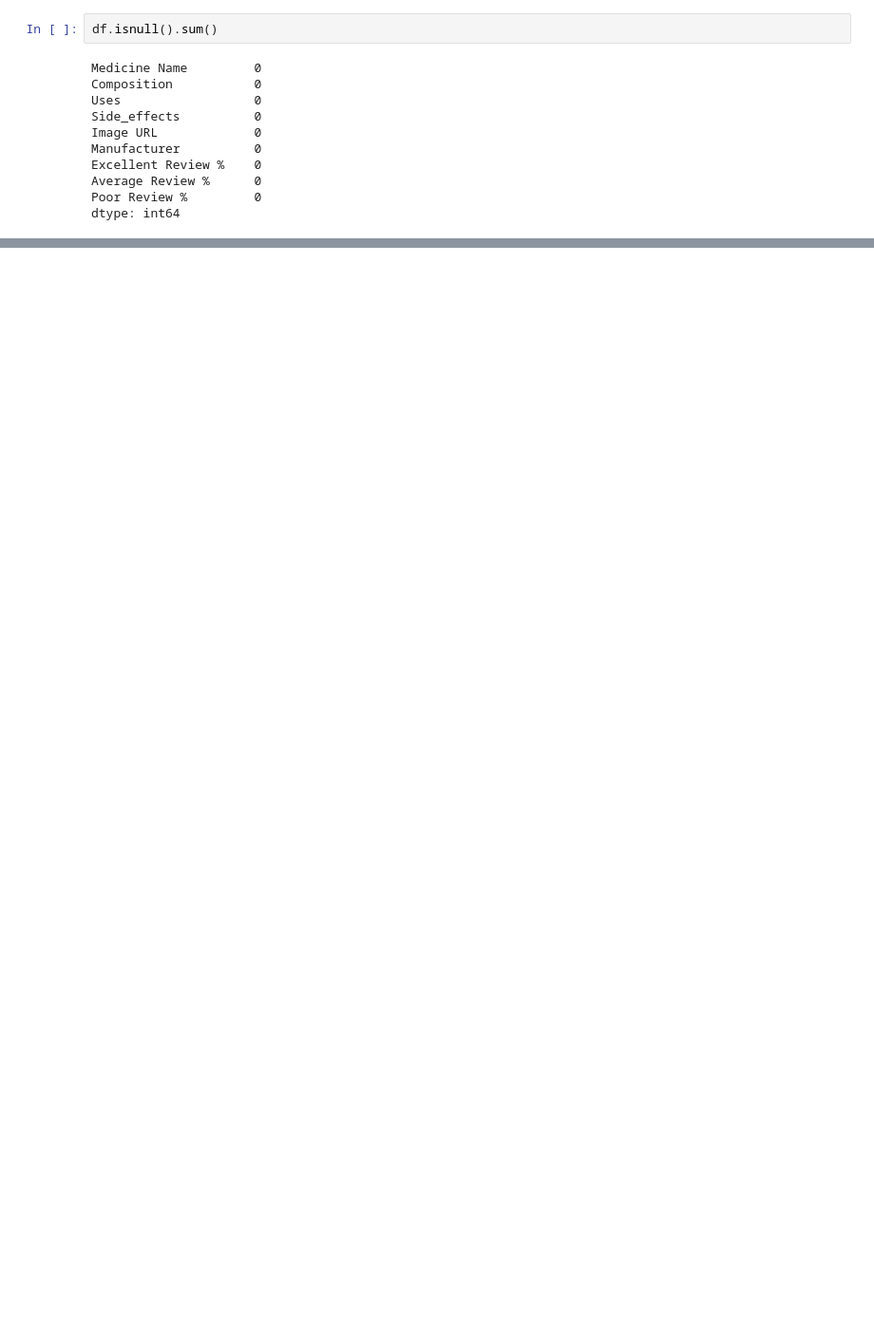
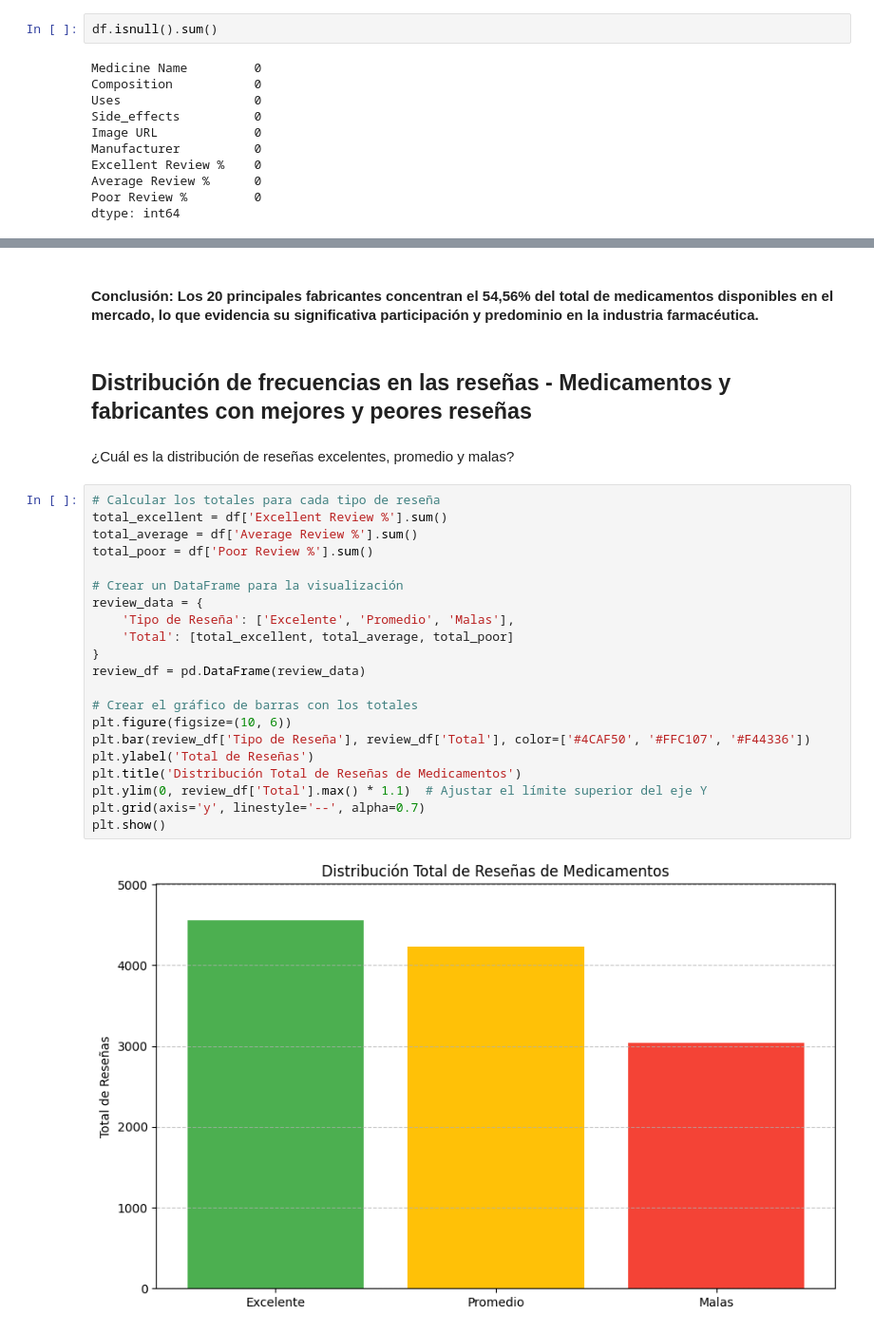
Before and after one commit to Blackie279/11000_Medicamentos, a Jupyter notebook: eda.ipynb, the cells around one changed output, grey strips where cells are left out. Shown at 95% size. Drawn from its saved outputs; the diff is of its cells as text; blank space fills up the shorter version.

```diff
--- a/eda.ipynb
+++ b/eda.ipynb
@@ -68,0 +113,29 @@ max            100.000000         88.000000     100.000000
+# %% [markdown]
+#### Conclusión: Los **20 principales fabricantes** concentran el **54,56%** del total de medicamentos disponibles en el mercado, lo que evidencia su significativa participación y predominio en la industria farmacéutica.
+# %% [markdown]
+## Distribución de frecuencias en las reseñas - Medicamentos y fabricantes con mejores y peores reseñas
+# %% [markdown]
+¿Cuál es la distribución de reseñas excelentes, promedio y malas?
+# %%
+# Calcular los totales para cada tipo de reseña
+total_excellent = df['Excellent Review %'].sum()
+total_average = df['Average Review %'].sum()
+total_poor = df['Poor Review %'].sum()
+
+# Crear un DataFrame para la visualización
+review_data = {
+    'Tipo de Reseña': ['Excelente', 'Promedio', 'Malas'],
+    'Total': [total_excellent, total_average, total_poor]
+}
+review_df = pd.DataFrame(review_data)
+
+# Crear el gráfico de barras con los totales
+plt.figure(figsize=(10, 6))
+plt.bar(review_df['Tipo de Reseña'], review_df['Total'], color=['#4CAF50', '#FFC107', '#F44336'])
+plt.ylabel('Total de Reseñas')
+plt.title('Distribución Total de Reseñas de Medicamentos')
+plt.ylim(0, review_df['Total'].max() * 1.1)  # Ajustar el límite superior del eje Y
+plt.grid(axis='y', linestyle='--', alpha=0.7)
+plt.show()
+# %% [output]
+[figure, added]
```
Also changed, not shown: parts of 13 cells of this notebook.
